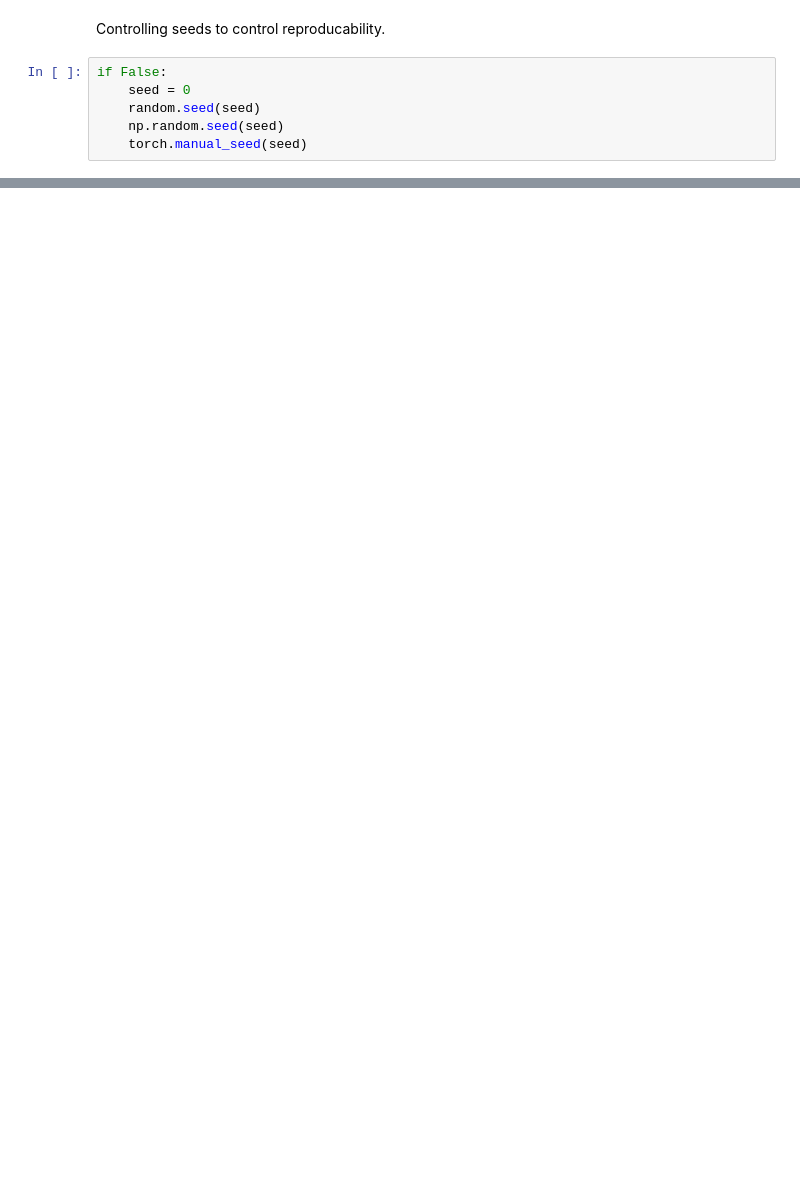
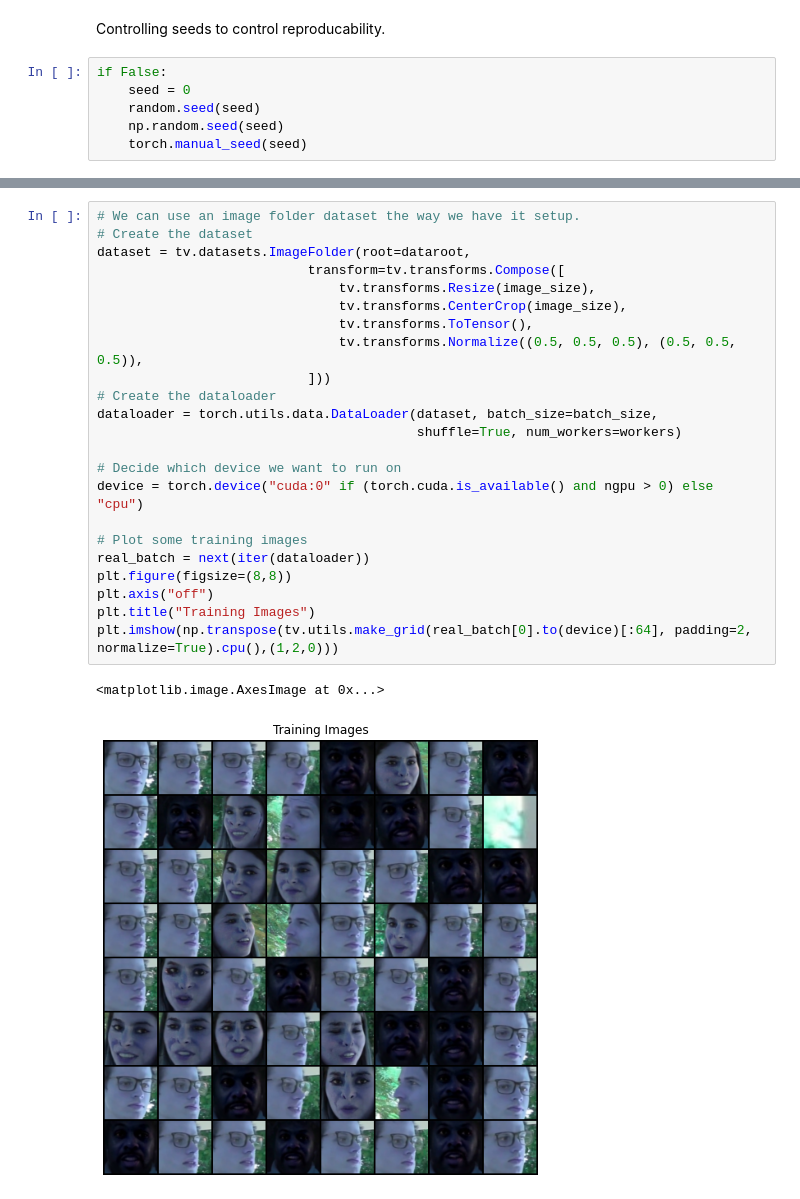
Before and after one commit to GodNooNoo/DAT550-prosjekt, a Jupyter notebook: GAN.ipynb, the cells around one changed output, grey strips where cells are left out. Saved outputs shown, nothing was run; the diff lists cells and outputs as text; blank space fills up the shorter version.

```diff
--- a/GAN.ipynb
+++ b/GAN.ipynb
@@ -39,0 +55,26 @@ AttributeError: 'FileVideoStream' object has no attribute 'release'
+# %%
+# We can use an image folder dataset the way we have it setup.
+# Create the dataset
+dataset = tv.datasets.ImageFolder(root=dataroot,
+                           transform=tv.transforms.Compose([
+                               tv.transforms.Resize(image_size),
+                               tv.transforms.CenterCrop(image_size),
+                               tv.transforms.ToTensor(),
+                               tv.transforms.Normalize((0.5, 0.5, 0.5), (0.5, 0.5, 0.5)),
+                           ]))
+# Create the dataloader
+dataloader = torch.utils.data.DataLoader(dataset, batch_size=batch_size,
+                                         shuffle=True, num_workers=workers)
+
+# Decide which device we want to run on
+device = torch.device("cuda:0" if (torch.cuda.is_available() and ngpu > 0) else "cpu")
+
+# Plot some training images
+real_batch = next(iter(dataloader))
+plt.figure(figsize=(8,8))
+plt.axis("off")
+plt.title("Training Images")
+plt.imshow(np.transpose(tv.utils.make_grid(real_batch[0].to(device)[:64], padding=2, normalize=True).cpu(),(1,2,0)))
+# %% [output]
+<matplotlib.image.AxesImage at 0x...>
+[figure, added]
```
Also changed, not shown: parts of 10 cells of this notebook, 2 other files.
